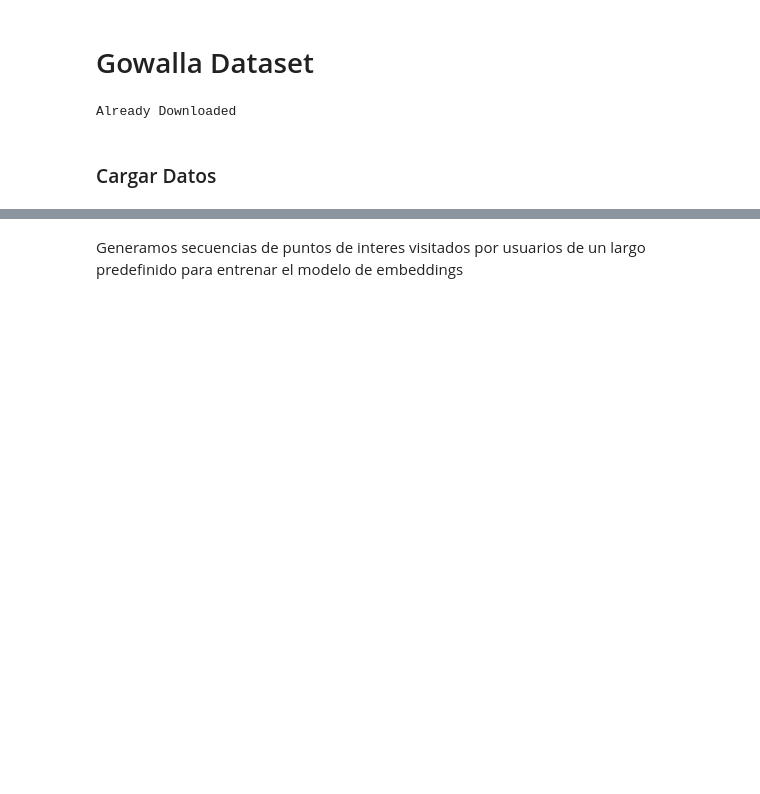
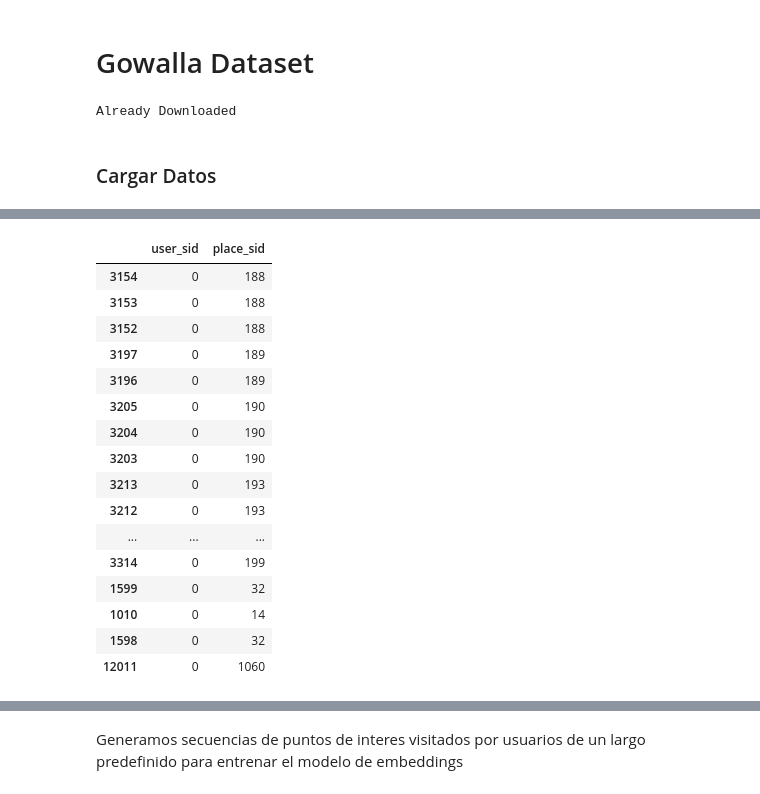
Before and after one commit to rafafdz/proyecto-recsys, a Jupyter notebook: embeddings.ipynb, the cells around one changed output, grey strips where cells are left out. Drawn from its saved outputs; the diff is of its cells as text; code cells hidden in the pictures; blank space fills up the shorter version.

```diff
--- a/embeddings.ipynb
+++ b/embeddings.ipynb
@@ -129,0 +236,20 @@ users_checkins.sort_values(by=['user_sid', 'date'], inplace=True)
+# %%
+users_checkins[['user_sid', 'place_sid']].head(20)
+# %% [output]
+|  | user_sid | place_sid |
+| 3154 | 0 | 188 |
+| 3153 | 0 | 188 |
+| 3152 | 0 | 188 |
+| 3197 | 0 | 189 |
+| 3196 | 0 | 189 |
+| 3205 | 0 | 190 |
+| 3204 | 0 | 190 |
+| 3203 | 0 | 190 |
+| 3213 | 0 | 193 |
+| 3212 | 0 | 193 |
+| ... | ... | ... |
+| 3314 | 0 | 199 |
+| 1599 | 0 | 32 |
+| 1010 | 0 | 14 |
+| 1598 | 0 | 32 |
+| 12011 | 0 | 1060 |
```
Also changed, not shown: parts of 58 cells of this notebook.
